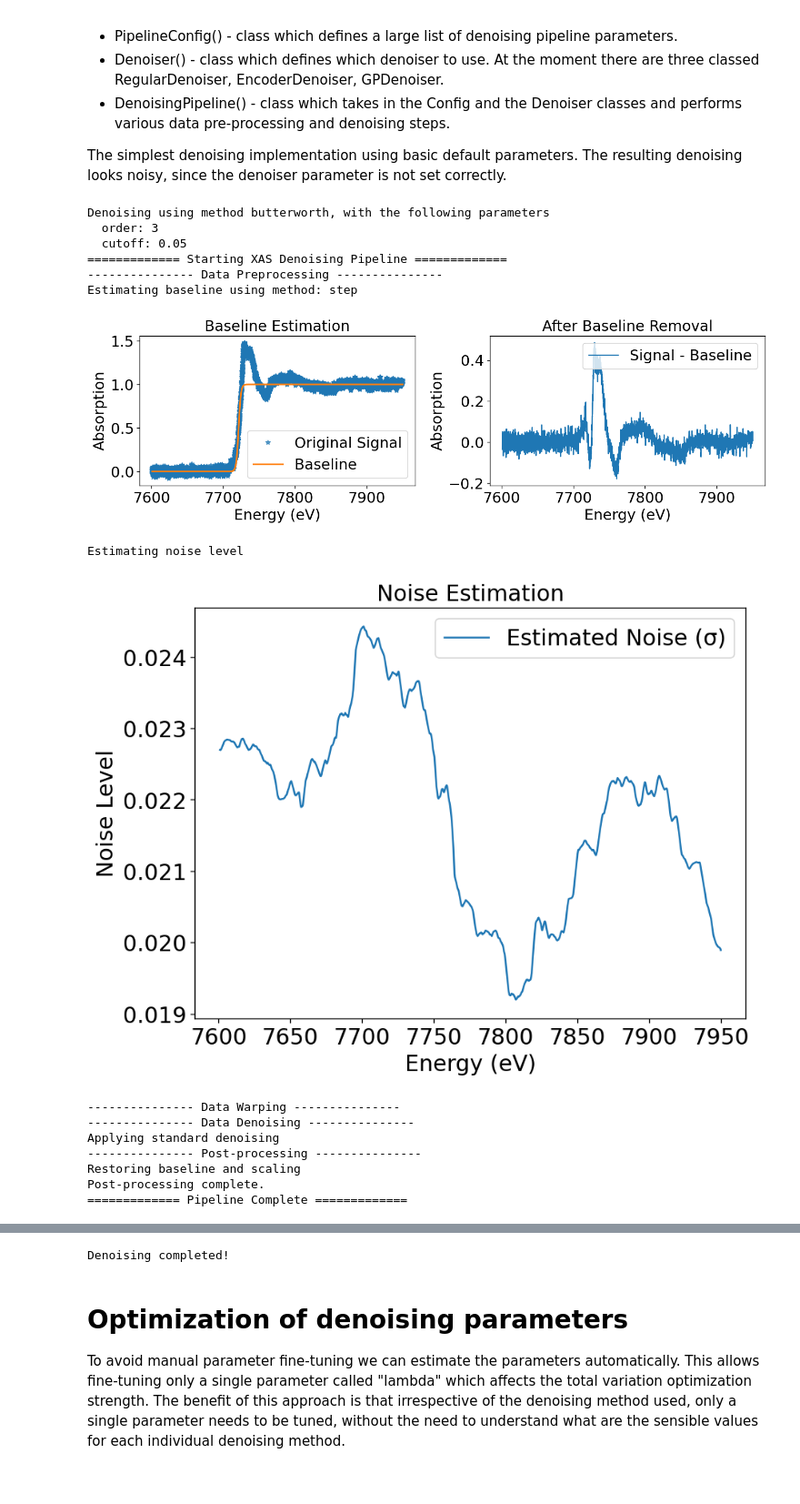
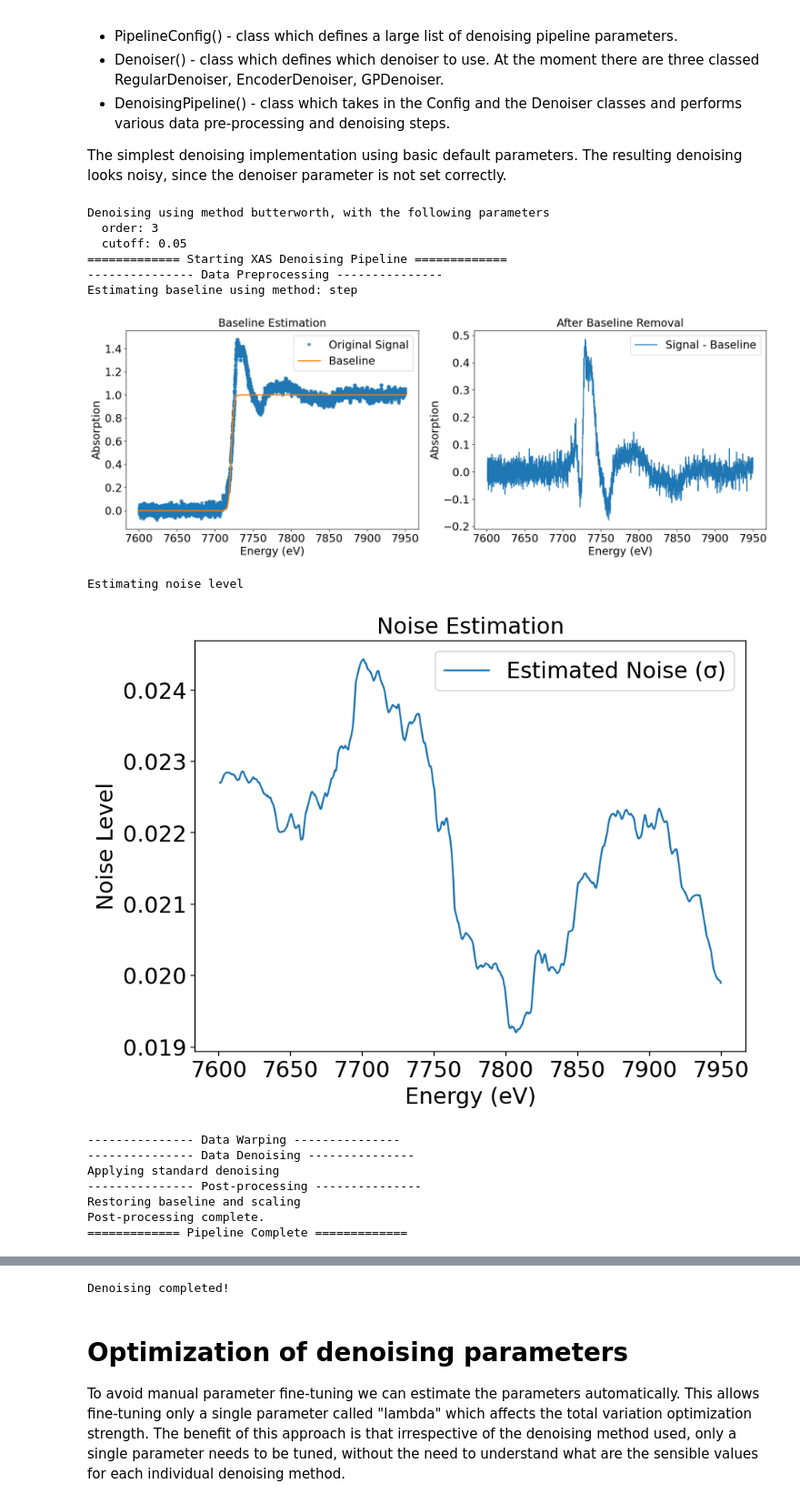
Before and after one commit to tomasaidukas/XASDenoise, a Jupyter notebook: xasdenoise/examples/example1_regular_denoiser.ipynb, the cells around one changed output, grey strips where cells are left out. Shown at 91% size. Saved outputs shown, nothing was run; the diff lists cells and outputs as text; code cells hidden in the pictures.

```diff
--- a/xasdenoise/examples/example1_regular_denoiser.ipynb
+++ b/xasdenoise/examples/example1_regular_denoiser.ipynb
@@ -69,35 +66,35 @@ def simple_denoising(spectrum_obj):
     config = PipelineConfig(
         verbose=2,
         data_baseline_removal='step'  # Optional: remove baseline
     )
 
     # Create denoiser
     denoiser = RegularDenoiser('butterworth', cutoff=0.05)
 
     # Create and run pipeline with method chaining
     pipeline = DenoisingPipeline(config)
     pipeline.load_data(spectrum_obj).process(denoiser)
 
     # Get results
     y_denoised, y_error, y_noise = pipeline.get_results()
 
     # Plot results
-    pipeline.plot_results(fig_size=(10, 6))
+    pipeline.plot_results(figsize=(10, 6))
     return y_denoised, y_error, y_noise
 
 # Run denoising
 spectrum_obj = spectrum0.copy()  # Copy to avoid modifying original
 y_denoised, y_error, y_noise = simple_denoising(spectrum_obj)
 
 print(f"Denoising completed!")
 # %% [output]
 Denoising using method butterworth, with the following parameters
   order: 3
   cutoff: 0.05
 ============= Starting XAS Denoising Pipeline =============
 --------------- Data Preprocessing ---------------
 Estimating baseline using method: step
-[figure, old version]
+[figure, new version]
 Estimating noise level
 [figure]
 --------------- Data Warping ---------------
```
Also changed, not shown: parts of 4 cells of this notebook, 13 other files.
